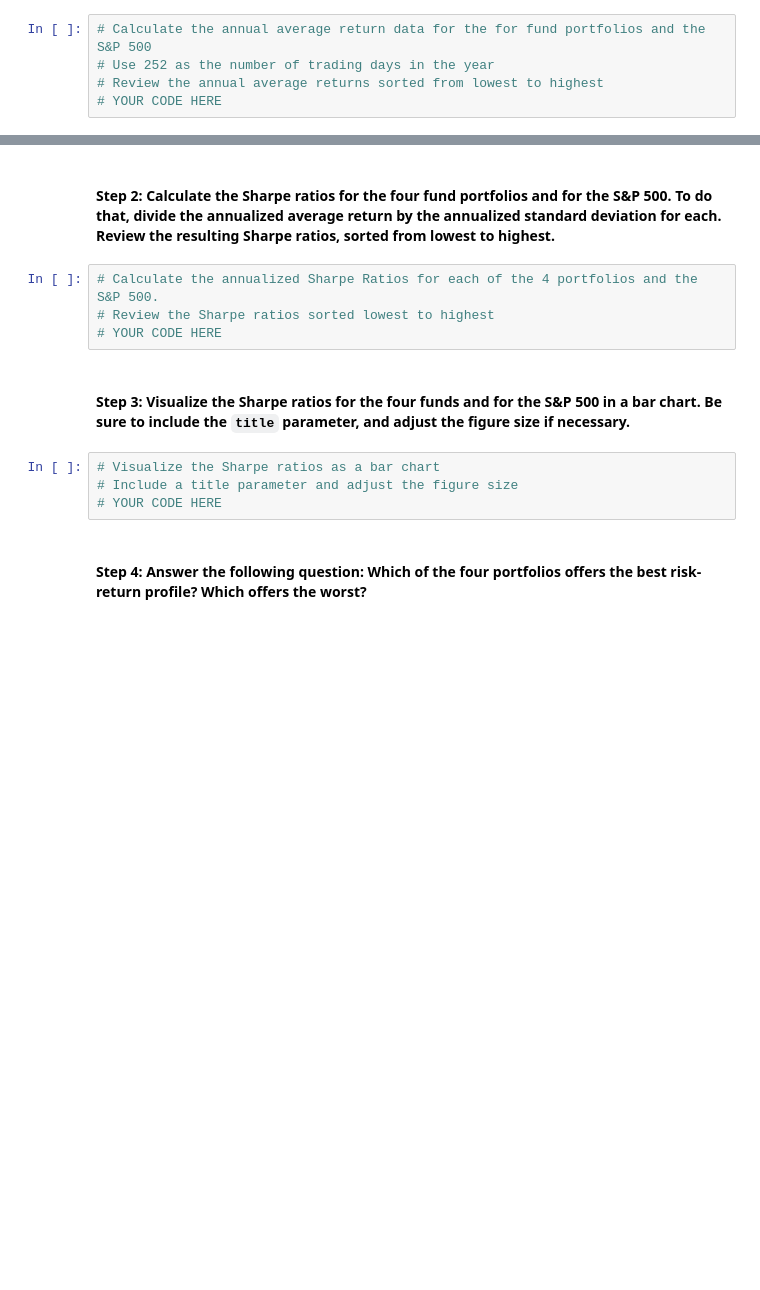
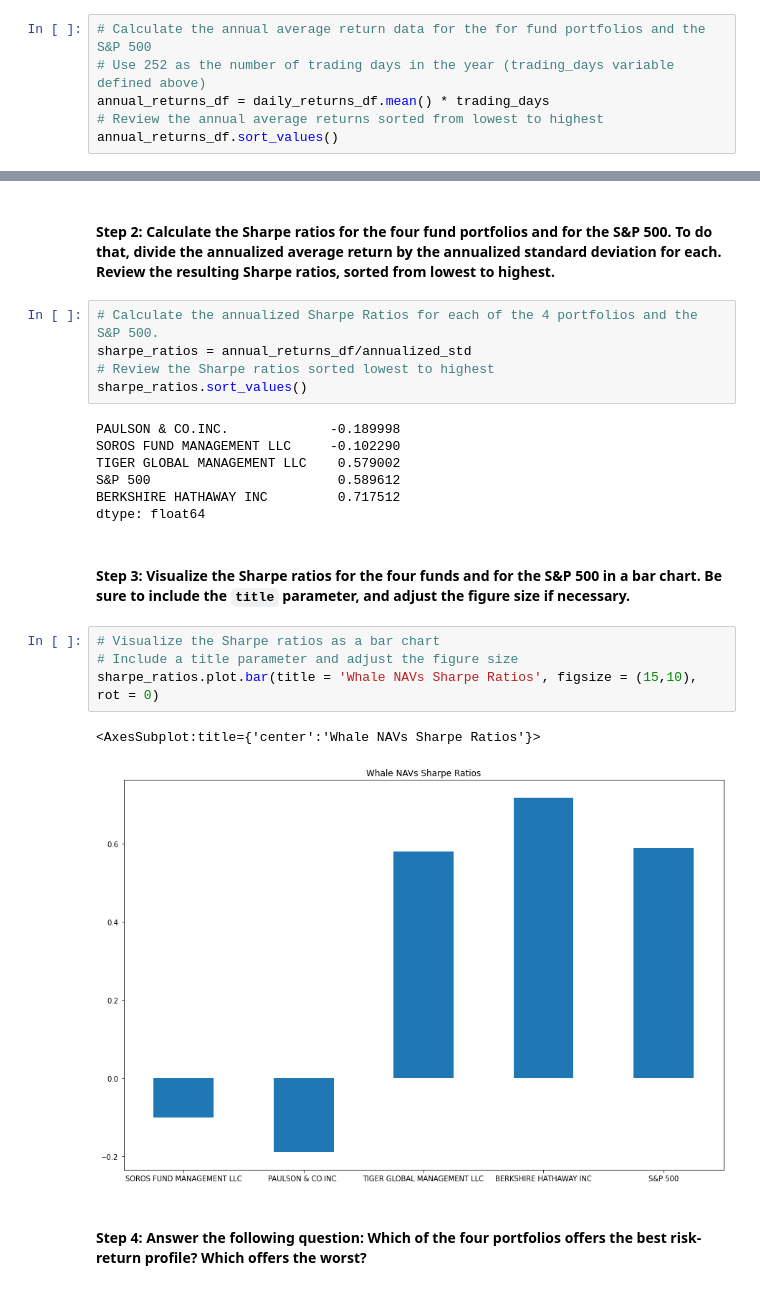
Before and after one commit to plefebvre1/module_4_challenge, a Jupyter notebook: risk_return_analysis.ipynb, the cells around one changed output, grey strips where cells are left out. Drawn from its saved outputs; the diff is of its cells as text; blank space fills up the shorter version.

Commit message:
Risk Return Profile analysis completed

```diff
--- a/risk_return_analysis.ipynb
+++ b/risk_return_analysis.ipynb
@@ -308,6 +308,7 @@ To determine the overall risk of an asset or portfolio, quantitative analysts an
 #### Step 1: Use the daily return DataFrame to calculate the annualized average return data for the four fund portfolios and for the S&P 500. Use 252 for the number of trading days. Review the annualized average returns, sorted from lowest to highest.
 # %%
 # Calculate the annual average return data for the for fund portfolios and the S&P 500
-# Use 252 as the number of trading days in the year
+# Use 252 as the number of trading days in the year (trading_days variable defined above)
+annual_returns_df = daily_returns_df.mean() * trading_days
 # Review the annual average returns sorted from lowest to highest
-# YOUR CODE HERE
+annual_returns_df.sort_values()
@@ -315,14 +323,25 @@ To determine the overall risk of an asset or portfolio, quantitative analysts an
 #### Step 2: Calculate the Sharpe ratios for the four fund portfolios and for the S&P 500. To do that, divide the annualized average return by the annualized standard deviation for each. Review the resulting Sharpe ratios, sorted from lowest to highest.
 # %%
 # Calculate the annualized Sharpe Ratios for each of the 4 portfolios and the S&P 500.
+sharpe_ratios = annual_returns_df/annualized_std
 # Review the Sharpe ratios sorted lowest to highest
-# YOUR CODE HERE
+sharpe_ratios.sort_values()
+# %% [output]
+PAULSON & CO.INC.             -0.189998
+SOROS FUND MANAGEMENT LLC     -0.102290
+TIGER GLOBAL MANAGEMENT LLC    0.579002
+S&P 500                        0.589612
+BERKSHIRE HATHAWAY INC         0.717512
+dtype: float64
 # %% [markdown]
 #### Step 3: Visualize the Sharpe ratios for the four funds and for the S&P 500 in a bar chart. Be sure to include the `title` parameter, and adjust the figure size if necessary.
 # %%
 # Visualize the Sharpe ratios as a bar chart
 # Include a title parameter and adjust the figure size
-# YOUR CODE HERE
+sharpe_ratios.plot.bar(title = 'Whale NAVs Sharpe Ratios', figsize = (15,10), rot = 0)
+# %% [output]
+<AxesSubplot:title={'center':'Whale NAVs Sharpe Ratios'}>
+[figure, added]
 # %% [markdown]
 #### Step 4: Answer the following question: Which of the four portfolios offers the best risk-return profile? Which offers the worst?
 # %% [markdown]
```
Also changed, not shown: parts of 2 cells of this notebook.
